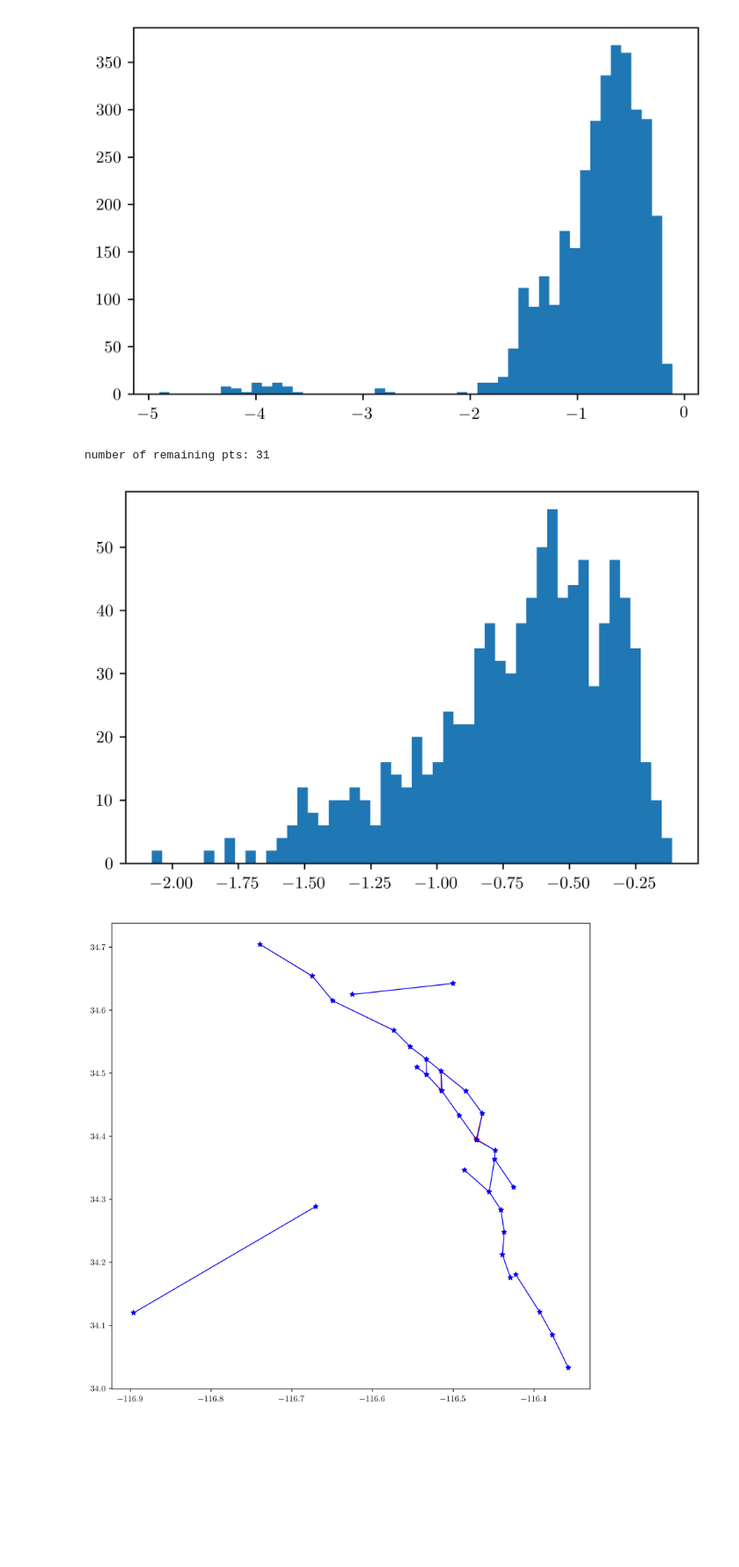
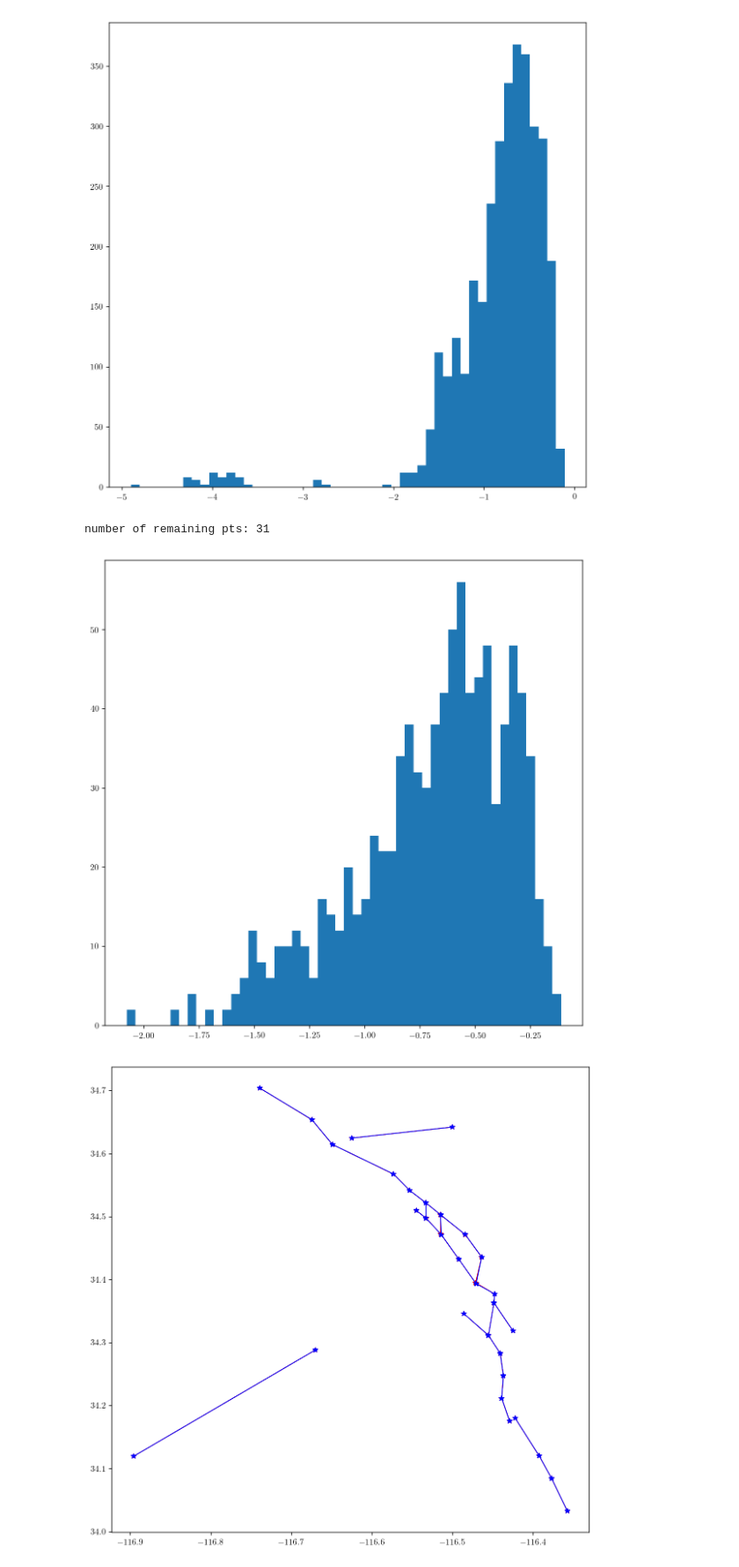
Before and after one commit to tbenthompson/topo_paper, a Jupyter notebook: jupyter/landers/landers.ipynb, the cells around one changed output. Shown at 88% size. Saved outputs shown, nothing was run; the diff lists cells and outputs as text; code cells hidden in the pictures; blank space fills up the shorter version.

```diff
--- a/jupyter/landers/landers.ipynb
+++ b/jupyter/landers/landers.ipynb
@@ -78,19 +48,20 @@ for s in raw_fault_segs:
     fault_edges.append(np.array([[start_lat, start_lon], [end_lat, end_lon]]))
 fault_edges = np.array(fault_edges)
 # %%
-pts = fault_edges.reshape((-1, 2))
+pts = np.fliplr(fault_edges.reshape((-1, 2)))
 els = np.arange(pts.shape[0]).reshape((-1, 2))
 m = (pts, els)
 # %%
 import scipy.spatial.distance
 def plot_distance_distribution(m):
     dist = scipy.spatial.distance.cdist(m[0], m[0])
     %matplotlib inline
+    plt.figure(figsize = (10,10))
     plt.hist(np.log10(np.abs(dist[dist > 0])), bins = 50)
     plt.show()
 plot_distance_distribution(m)
 # %% [output]
-[figure, old version]
+[figure, new version]
 # %%
 from tectosaur.mesh.modify import remove_duplicate_pts
 m_combined = remove_duplicate_pts(remove_duplicate_pts((pts, els), 6e-3), 5e-3)
@@ -98,7 +69,7 @@ print('number of remaining pts: ' + str(m_combined[0].shape[0]))
 plot_distance_distribution(m_combined)
 # %% [output]
 number of remaining pts: 31
-[figure, old version]
+[figure, new version]
 # %%
 %matplotlib inline
 plt.figure(figsize = (10, 10))
```
Also changed, not shown: parts of 14 cells of this notebook, 1 other file.
